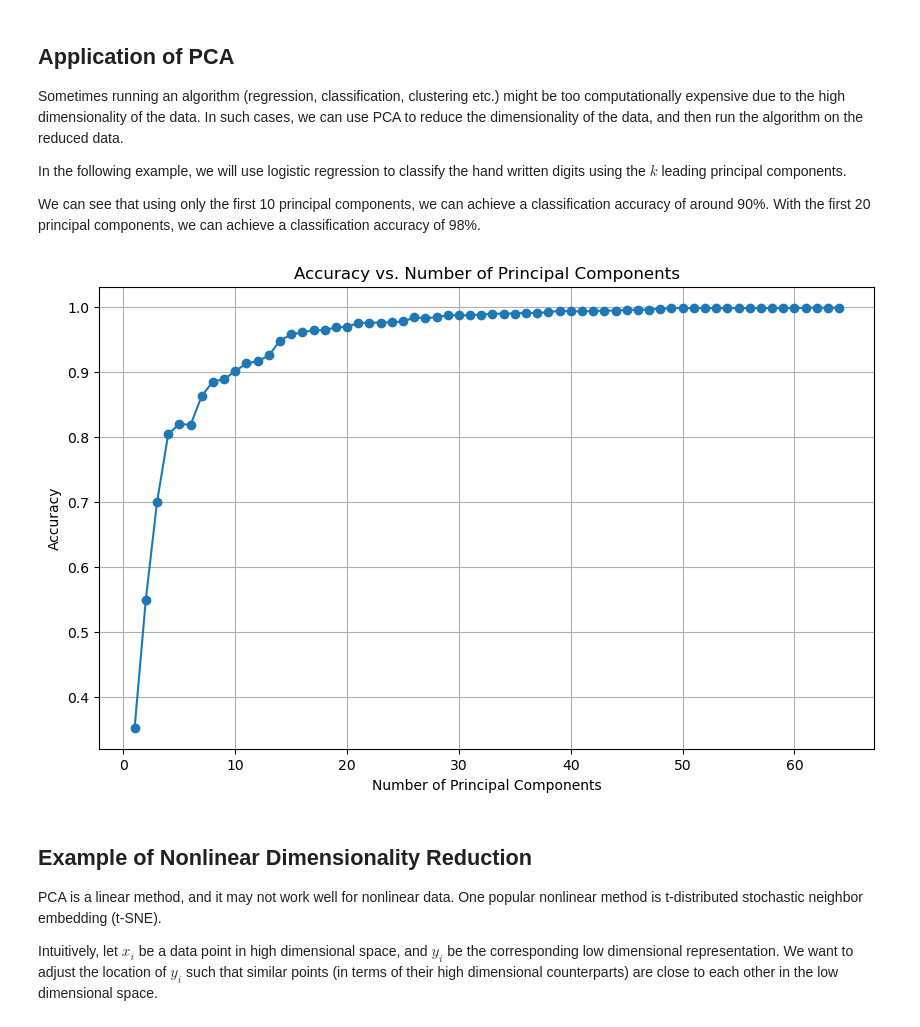
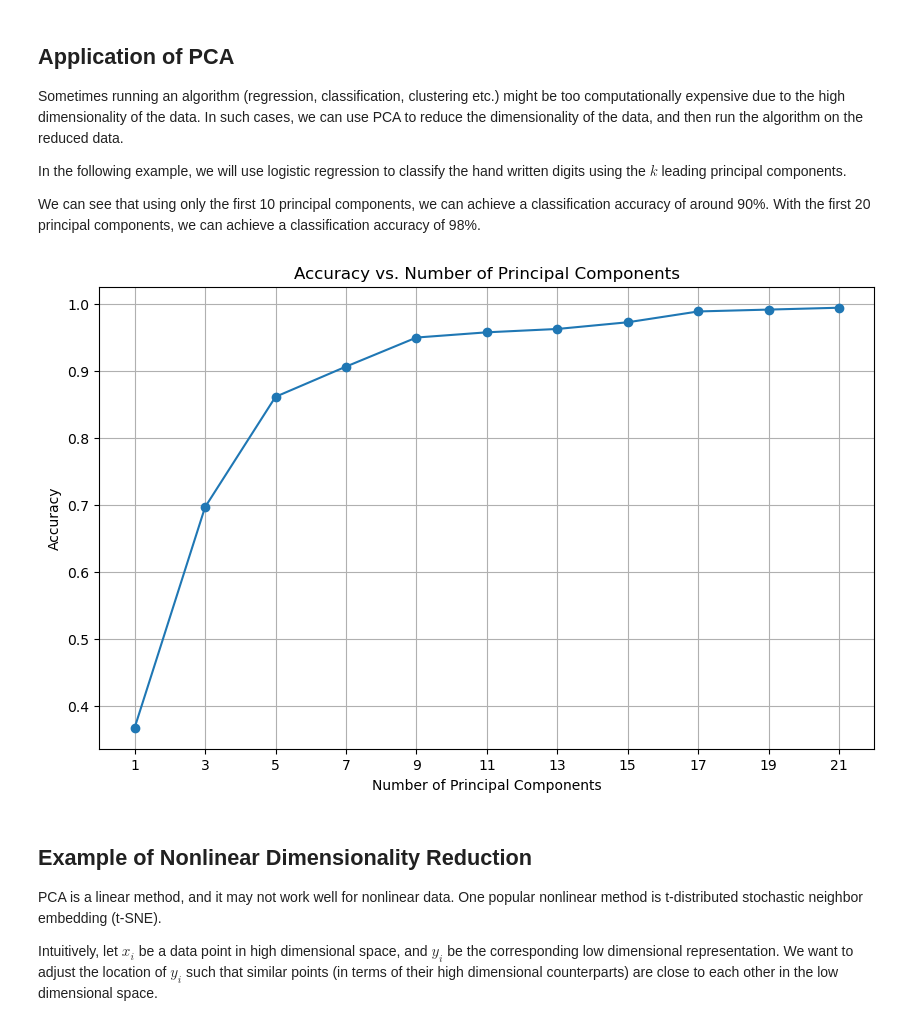
Before and after one commit to Rayzhangzirui/math10fa24, a Jupyter notebook: _sources/notes/pca.ipynb, the cells around one changed output. Cells and saved outputs as stored; diff of their text form; code cells hidden in the pictures.

```diff
--- a/_sources/notes/pca.ipynb
+++ b/_sources/notes/pca.ipynb
@@ -235,47 +291,43 @@ With the first 20 principal components, we can achieve a classification accuracy
 from sklearn.datasets import load_digits
 from sklearn.decomposition import PCA
 from sklearn.preprocessing import StandardScaler
 from sklearn.linear_model import LogisticRegression
 import numpy as np
 import matplotlib.pyplot as plt
 
-# Load the dataset
-X, y = load_digits(return_X_y=True)
-
-# Standardize the features
-scaler = StandardScaler()
-X_scaled = scaler.fit_transform(X)
-
 # List to store accuracies
 accuracies = []
 
 # Maximum number of components to consider
-max_components = 64  # As there are 64 features in the dataset
+max_components = 21  # As there are 64 features in the dataset
 
+
+list_of_comp = np.arange(1, max_components + 1, 2)
 # Loop over possible number of principal components
-for n_components in range(1, max_components + 1):
+for n_components in list_of_comp:
     # Apply PCA with n_components
     pca = PCA(n_components=n_components)
-    X_pca = pca.fit_transform(X_scaled)
+    X_pca = pca.fit_transform(X)
 
     # Create a logistic regression model
-    model = LogisticRegression()
+    model = LogisticRegression(max_iter=1000)
 
     model.fit(X_pca, y)
 
     accuracies.append(model.score(X_pca, y))
 
-
 # Plotting accuracies
 plt.figure(figsize=(10, 6))
-plt.plot(range(1, max_components + 1), accuracies, marker='o')
+plt.plot(list_of_comp, accuracies, marker='o')
+# set xticks to be the list of components
+plt.xticks(list_of_comp)
 plt.title('Accuracy vs. Number of Principal Components')
 plt.xlabel('Number of Principal Components')
 plt.ylabel('Accuracy')
 plt.grid(True)
 plt.show()
 # %% [output]
-[figure, old version]
+[figure, new version]
 # %% [markdown]
 ## Example of Nonlinear Dimensionality Reduction
 
```
Also changed, not shown: parts of 11 cells of this notebook, 16 other files.
